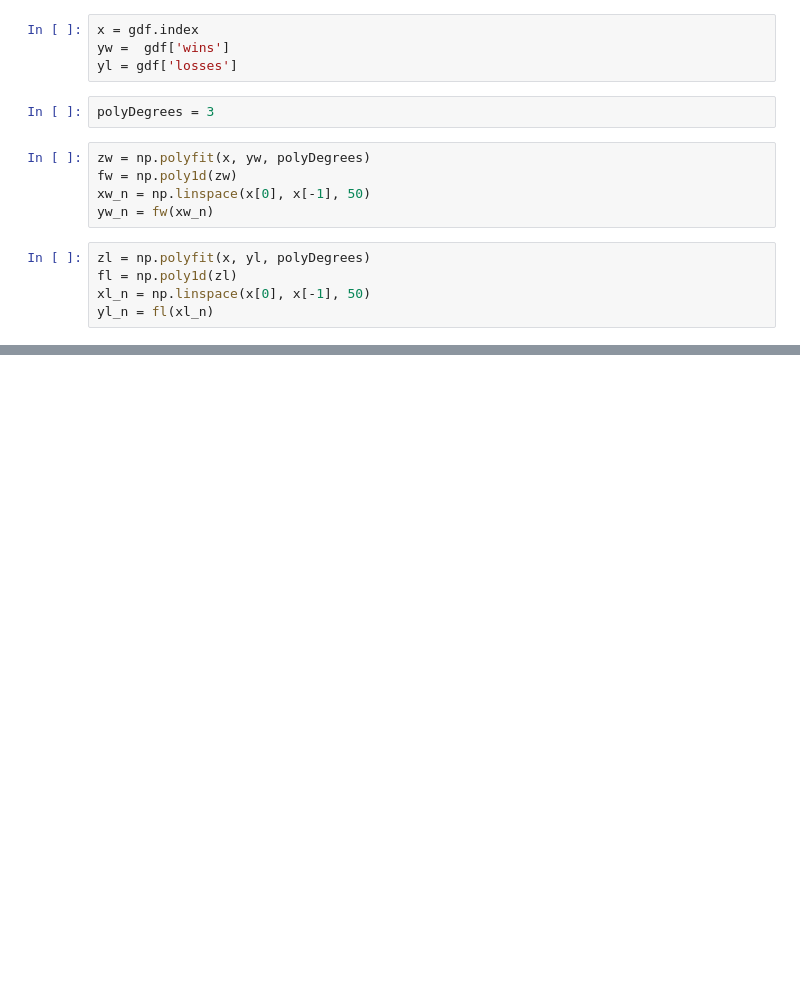
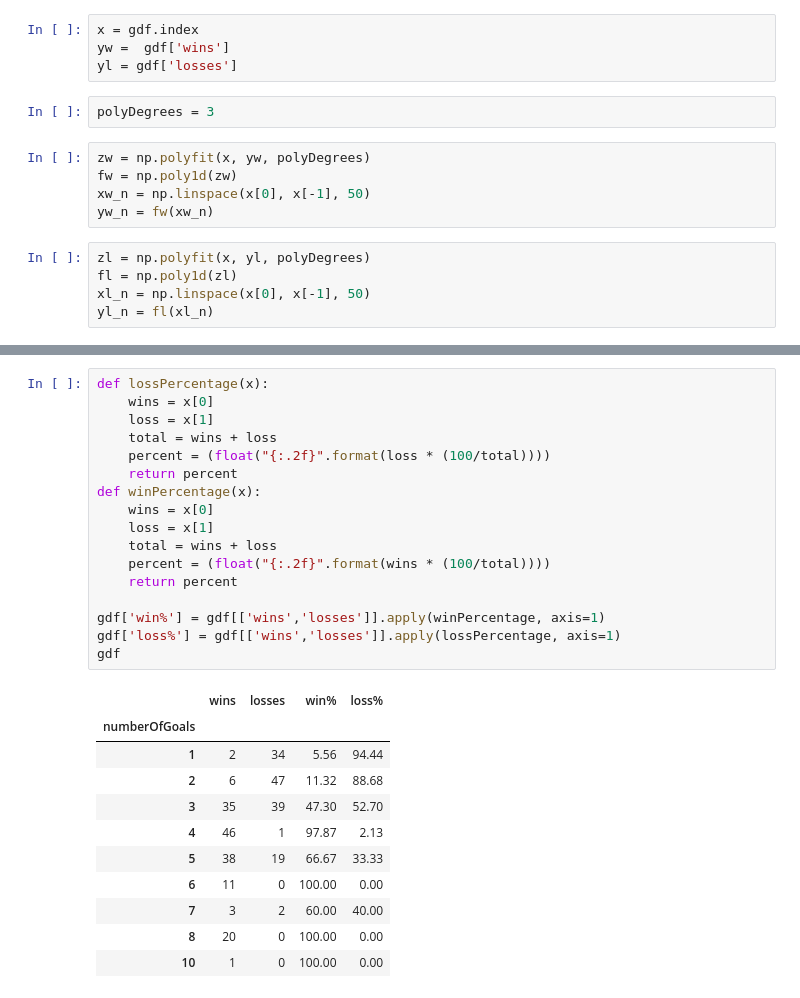
Before and after one commit to Pogo86/nhl, a Jupyter notebook: golasGameAnalysis.ipynb, the cells around one changed output, grey strips where cells are left out. Saved outputs shown, nothing was run; the diff lists cells and outputs as text; blank space fills up the shorter version.

```diff
--- a/golasGameAnalysis.ipynb
+++ b/golasGameAnalysis.ipynb
@@ -120,0 +123,29 @@ plt.show()
+# %%
+def lossPercentage(x):
+    wins = x[0]
+    loss = x[1]
+    total = wins + loss
+    percent = (float("{:.2f}".format(loss * (100/total))))
+    return percent
+def winPercentage(x):
+    wins = x[0]
+    loss = x[1]
+    total = wins + loss
+    percent = (float("{:.2f}".format(wins * (100/total))))
+    return percent
+
+gdf['win%'] = gdf[['wins','losses']].apply(winPercentage, axis=1)
+gdf['loss%'] = gdf[['wins','losses']].apply(lossPercentage, axis=1)
+gdf
+# %% [output]
+|  | wins | losses | win% | loss% |
+| numberOfGoals |  |  |  |  |
+| 1 | 2 | 34 | 5.56 | 94.44 |
+| 2 | 6 | 47 | 11.32 | 88.68 |
+| 3 | 35 | 39 | 47.30 | 52.70 |
+| 4 | 46 | 1 | 97.87 | 2.13 |
+| 5 | 38 | 19 | 66.67 | 33.33 |
+| 6 | 11 | 0 | 100.00 | 0.00 |
+| 7 | 3 | 2 | 60.00 | 40.00 |
+| 8 | 20 | 0 | 100.00 | 0.00 |
+| 10 | 1 | 0 | 100.00 | 0.00 |
```
Also changed, not shown: parts of 4 cells of this notebook.
